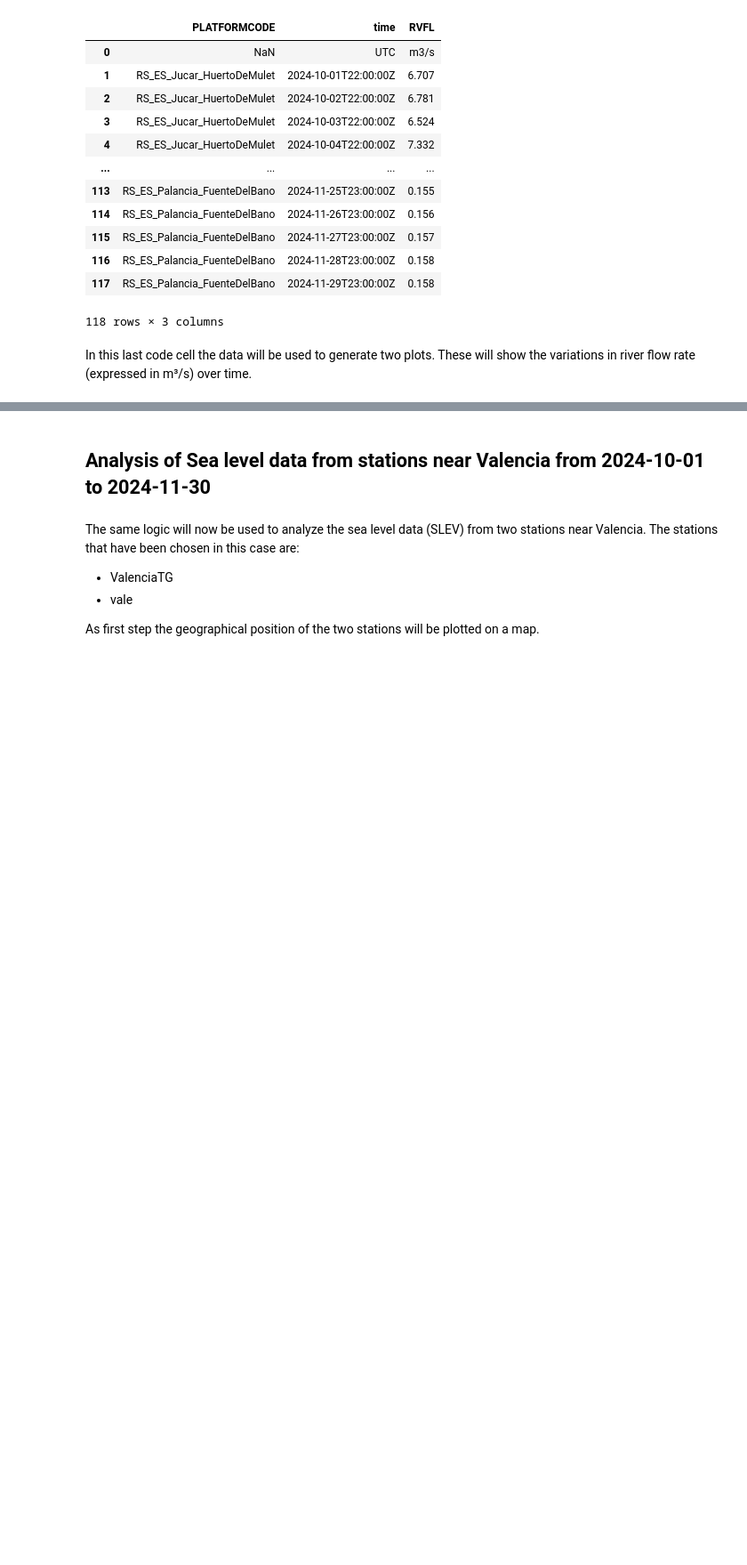
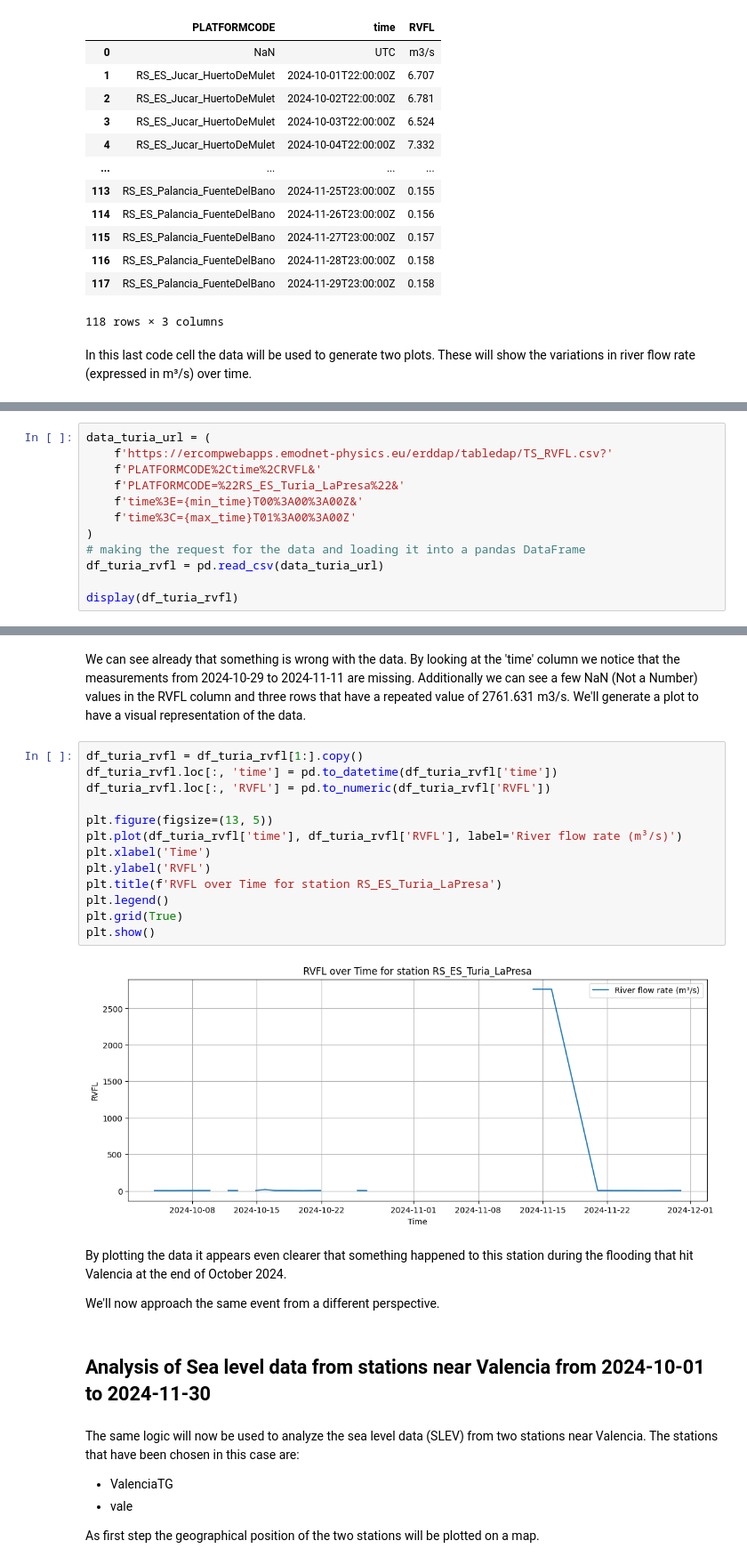
Before and after one commit to EMODnet-Physics/EMODnet-Physics-UN-Decade-Webinar, a Jupyter notebook: jupyter-notebook/Emodnet_Physics_UN_Decade_webinar.ipynb, the cells around one changed output, grey strips where cells are left out. Shown at 89% size. Cells and saved outputs as stored; diff of their text form; blank space fills up the shorter version.

```diff
--- a/jupyter-notebook/Emodnet_Physics_UN_Decade_webinar.ipynb
+++ b/jupyter-notebook/Emodnet_Physics_UN_Decade_webinar.ipynb
@@ -119,0 +147,12 @@ for platform_code, df in platformcode_groups.items():
+# %%
+data_turia_url = (
+    f'https://ercompwebapps.emodnet-physics.eu/erddap/tabledap/TS_RVFL.csv?'
+    f'PLATFORMCODE%2Ctime%2CRVFL&'
+    f'PLATFORMCODE=%22RS_ES_Turia_LaPresa%22&'
+    f'time%3E={min_time}T00%3A00%3A00Z&'
+    f'time%3C={max_time}T01%3A00%3A00Z'
+)
+# making the request for the data and loading it into a pandas DataFrame
+df_turia_rvfl = pd.read_csv(data_turia_url)
+
+display(df_turia_rvfl)
@@ -120,3 +177,24 @@ for platform_code, df in platformcode_groups.items():
+# %% [markdown]
+We can see already that something is wrong with the data. By looking at the 'time' column we notice that the measurements from 2024-10-29 to 2024-11-11 are missing. Additionally we can see a few NaN (Not a Number) values in the RVFL column and three rows that have a repeated value of 2761.631 m3/s. We'll generate a plot to have a visual representation of the data.
+# %%
+df_turia_rvfl = df_turia_rvfl[1:].copy()
+df_turia_rvfl.loc[:, 'time'] = pd.to_datetime(df_turia_rvfl['time'])
+df_turia_rvfl.loc[:, 'RVFL'] = pd.to_numeric(df_turia_rvfl['RVFL'])
+
+plt.figure(figsize=(13, 5))
+plt.plot(df_turia_rvfl['time'], df_turia_rvfl['RVFL'], label='River flow rate (m³/s)')
+plt.xlabel('Time')
+plt.ylabel('RVFL')
+plt.title(f'RVFL over Time for station RS_ES_Turia_LaPresa')
+plt.legend()
+plt.grid(True)
+plt.show()
+# %% [output]
+[figure, added]
+# %% [markdown]
+By plotting the data it appears even clearer that something happened to this station during the flooding that hit Valencia at the end of October 2024.
+
+We'll now approach the same event from a different perspective.
 # %% [markdown]
 ## Analysis of Sea level data from stations near Valencia from 2024-10-01 to 2024-11-30
 # %% [markdown]
```
Also changed, not shown: parts of 7 cells of this notebook.
